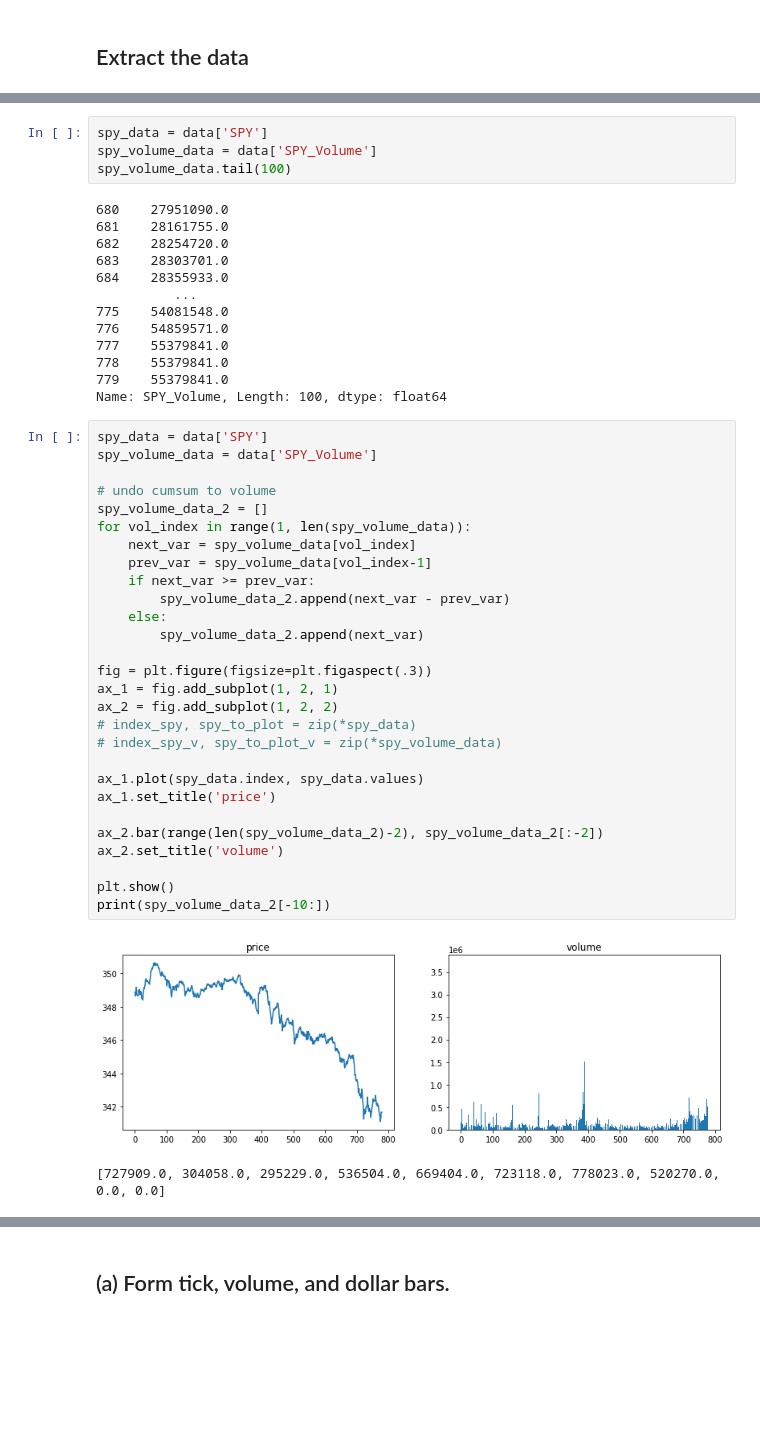
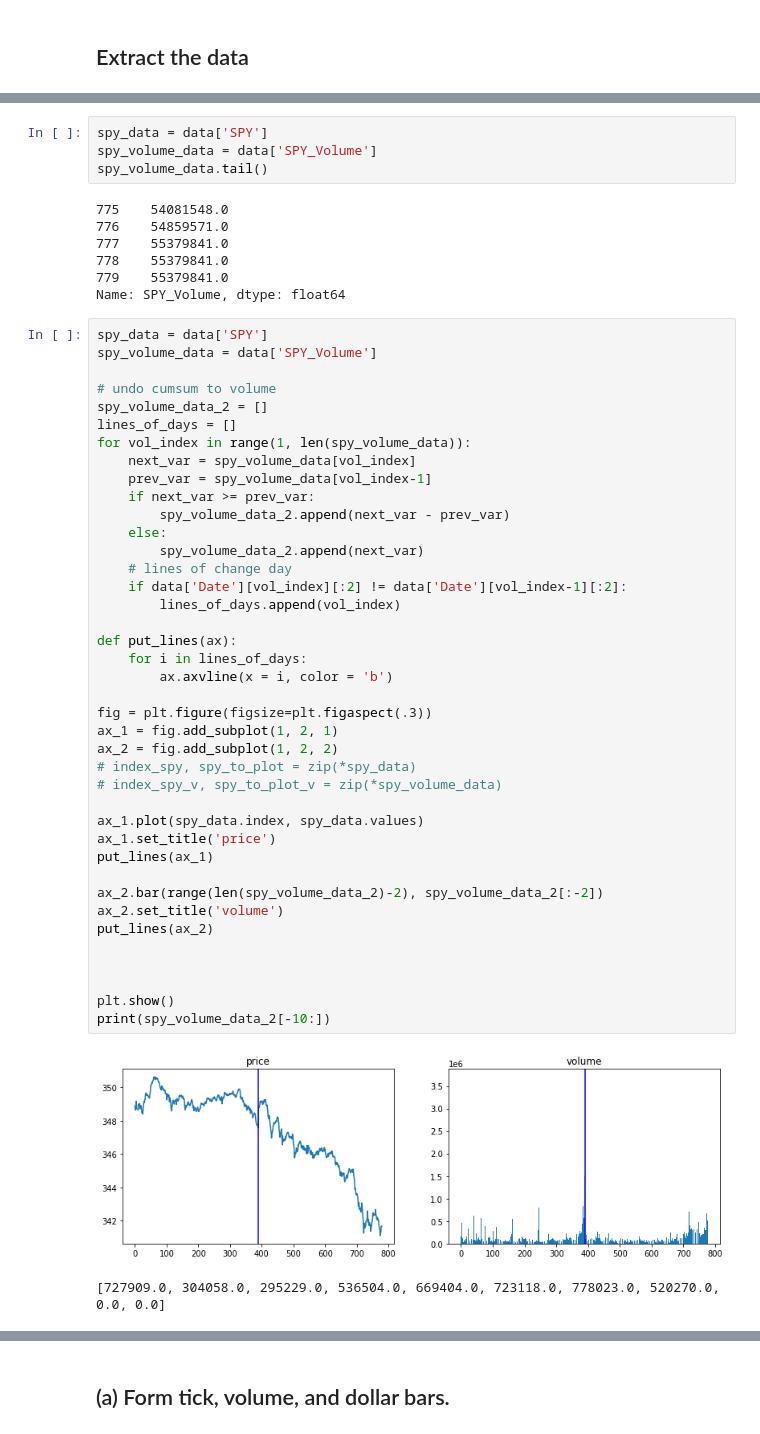
Before and after one commit to Arseni1919/Learning_AiFML, a Jupyter notebook: 2_financial_data_structures.ipynb, the cells around one changed output, grey strips where cells are left out. Saved outputs shown, nothing was run; the diff lists cells and outputs as text; blank space fills up the shorter version.

```diff
--- a/2_financial_data_structures.ipynb
+++ b/2_financial_data_structures.ipynb
@@ -30,48 +32,54 @@ data.tail(100)
 # %%
 spy_data = data['SPY']
 spy_volume_data = data['SPY_Volume']
-spy_volume_data.tail(100)
+spy_volume_data.tail()
 # %% [output]
-680    27951090.0
-681    28161755.0
-682    28254720.0
-683    28303701.0
-684    28355933.0
-          ...
 775    54081548.0
 776    54859571.0
 777    55379841.0
 778    55379841.0
 779    55379841.0
-Name: SPY_Volume, Length: 100, dtype: float64
+Name: SPY_Volume, dtype: float64
 # %%
 spy_data = data['SPY']
 spy_volume_data = data['SPY_Volume']
 
 # undo cumsum to volume
 spy_volume_data_2 = []
+lines_of_days = []
 for vol_index in range(1, len(spy_volume_data)):
     next_var = spy_volume_data[vol_index]
     prev_var = spy_volume_data[vol_index-1]
     if next_var >= prev_var:
         spy_volume_data_2.append(next_var - prev_var)
     else:
         spy_volume_data_2.append(next_var)
+    # lines of change day
+    if data['Date'][vol_index][:2] != data['Date'][vol_index-1][:2]:
+        lines_of_days.append(vol_index)
+
+def put_lines(ax):
+    for i in lines_of_days:
+        ax.axvline(x = i, color = 'b')
 
 fig = plt.figure(figsize=plt.figaspect(.3))
 ax_1 = fig.add_subplot(1, 2, 1)
 ax_2 = fig.add_subplot(1, 2, 2)
 # index_spy, spy_to_plot = zip(*spy_data)
 # index_spy_v, spy_to_plot_v = zip(*spy_volume_data)
 
 ax_1.plot(spy_data.index, spy_data.values)
 ax_1.set_title('price')
+put_lines(ax_1)
 
 ax_2.bar(range(len(spy_volume_data_2)-2), spy_volume_data_2[:-2])
 ax_2.set_title('volume')
+put_lines(ax_2)
+
+
 
 plt.show()
 print(spy_volume_data_2[-10:])
 # %% [output]
-[figure, old version]
+[figure, new version]
 [727909.0, 304058.0, 295229.0, 536504.0, 669404.0, 723118.0, 778023.0, 520270.0, 0.0, 0.0]
```
Also changed, not shown: parts of 4 cells of this notebook.
